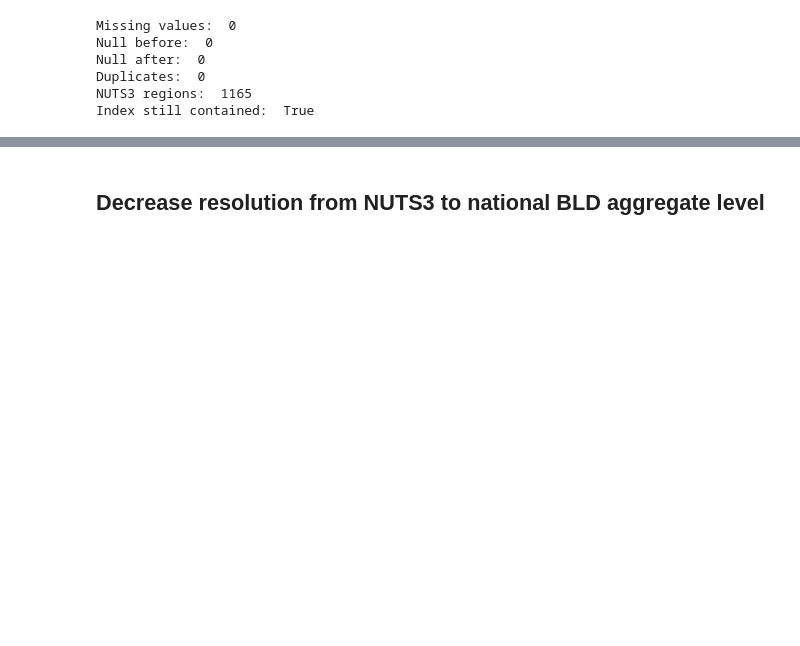
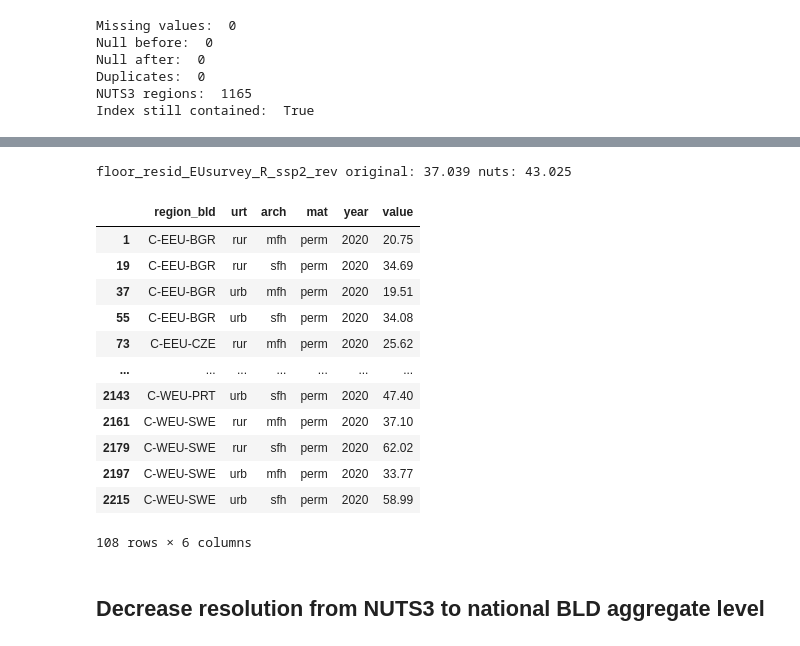
Before and after one commit to MiraVos/message-ix-buildings, a Jupyter notebook: message_ix_buildings/sturm/detailing_inputs.ipynb, the cells around one changed output, grey strips where cells are left out. Saved outputs shown, nothing was run; the diff lists cells and outputs as text; code cells hidden in the pictures; blank space fills up the shorter version.

```diff
--- a/message_ix_buildings/sturm/detailing_inputs.ipynb
+++ b/message_ix_buildings/sturm/detailing_inputs.ipynb
@@ -1327,3 +1406,56 @@ pop_urt.to_csv('data/input_csv_NUTS_2025_resid/R61_urt_ssp2_2026-01-29'+resoluti
+# %%
+for filename in ['hh_size_rev', 'floor_resid_EUsurvey_R_ssp2_rev']:
+    pop_nuts = pd.read_csv('data/input_csv_NUTS_2025_resid/'+filename+resolution+'.csv')
+    pop_nuts = pop_nuts[(pop_nuts.year==2020)]
+    pop = pd.read_csv('data/input_csv_NUTS_2025_resid/'+filename+'.csv')
+    pop = pop[(pop.region_bld.isin(pop_nuts.region_bld.unique()))&(pop.year==2020)]
+    print(filename, "original:", round(pop.value.mean(), 3), "nuts:", round(pop_nuts.value.mean(), 3))
+
+for filename in ['bld_shr_arch_resid_Eurostat']:
+    pop_nuts = pd.read_csv('data/input_csv_NUTS_2025_resid/'+filename+resolution+'.csv')
+    pop_nuts = pop_nuts[(pop_nuts.year==2020) & (pop_nuts.arch=='sfh')]
+    pop = pd.read_csv('data/input_csv_NUTS_2025_resid/'+filename+'.csv')
+    pop = pop[(pop.region_bld.isin(pop_nuts.region_bld.unique()))&(pop.year==2020) &(pop.arch=='sfh')]
+    print(filename, "original:", round(pop.value.mean(), 3), "nuts:", round(pop_nuts.value.mean(), 3))
+# %%
+    # check whether relative numbers yield similar average, esp. hhsize (for units), floor area size, arch_shares,
+    p = pop.copy() #columns: region_bld, year; required: urt, arch
+    p_nuts = pop_nuts.copy() #columns: region_bld, region_nuts, year
+
+    filename = 'floor_resid_EUsurvey_R_ssp2_rev'
+    pop_nuts = pd.read_csv('data/input_csv_NUTS_2025_resid/'+filename+resolution+'.csv')
+    pop_nuts = pop_nuts[(pop_nuts.year==2020)]
+    pop = pd.read_csv('data/input_csv_NUTS_2025_resid/'+filename+'.csv')
+    pop = pop[(pop.region_bld.isin(pop_nuts.region_bld.unique()))&(pop.year==2020)]
+    print(filename, "original:", round(pop.value.mean(), 3), "nuts:", round(pop_nuts.value.mean(), 3))
+
+
+
+
+#hhsize by number of housing units
+#arch_shr by number of housing units
+#construction period by number of housing units
+#per capita floor area * population
+#urt * population
+#clim * population
+# %% [output]
+floor_resid_EUsurvey_R_ssp2_rev original: 37.039 nuts: 43.025
+# %%
+pop
+# %% [output]
+|  | region_bld | urt | arch | mat | year | value |
+| 1 | C-EEU-BGR | rur | mfh | perm | 2020 | 20.75 |
+| 19 | C-EEU-BGR | rur | sfh | perm | 2020 | 34.69 |
+| 37 | C-EEU-BGR | urb | mfh | perm | 2020 | 19.51 |
+| 55 | C-EEU-BGR | urb | sfh | perm | 2020 | 34.08 |
+| 73 | C-EEU-CZE | rur | mfh | perm | 2020 | 25.62 |
+| ... | ... | ... | ... | ... | ... | ... |
+| 2143 | C-WEU-PRT | urb | sfh | perm | 2020 | 47.40 |
+| 2161 | C-WEU-SWE | rur | mfh | perm | 2020 | 37.10 |
+| 2179 | C-WEU-SWE | rur | sfh | perm | 2020 | 62.02 |
+| 2197 | C-WEU-SWE | urb | mfh | perm | 2020 | 33.77 |
+| 2215 | C-WEU-SWE | urb | sfh | perm | 2020 | 58.99 |
+108 rows × 6 columns
 # %% [markdown]
 ## Decrease resolution from NUTS3 to national BLD aggregate level
 # %%
```
Also changed, not shown: parts of 4 cells of this notebook, 2 other files.
